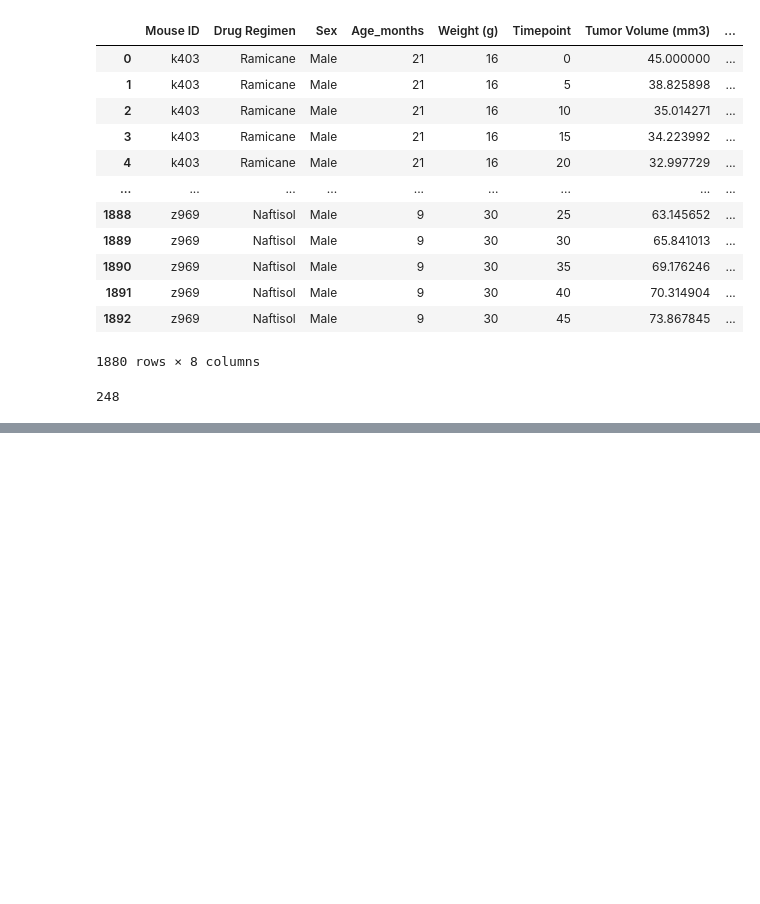
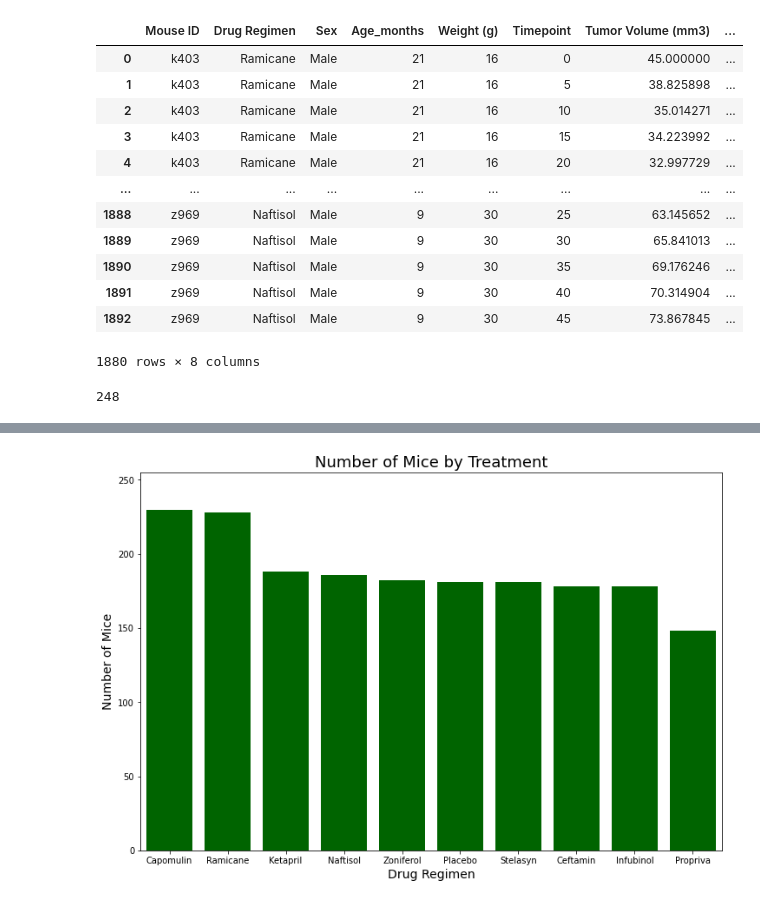
Before and after one commit to emilyneaville/matplotlib-challenge, a Jupyter notebook: pymaceuticals.ipynb, the cells around one changed output, grey strips where cells are left out. Cells and saved outputs as stored; diff of their text form; code cells hidden in the pictures; blank space fills up the shorter version.

```diff
--- a/pymaceuticals.ipynb
+++ b/pymaceuticals.ipynb
@@ -120,0 +122,24 @@ plt.show()
+# %%
+# Better looking barchart using PyPlot analyzing the number of Timeopints per Treatment
+
+# Establish the x-axis and figure
+fig1, ax1 = plt.subplots(figsize=(12,8))
+x_axis = np.arange(len(total_timepoints_df))
+tick_locations = [value for value in x_axis]
+plt.xticks(tick_locations, total_timepoints_df.index)
+
+# Create bar chart with df info
+plt.bar(x_axis, total_timepoints_df['Timepoint'],
+        color='darkgreen',
+        align='center')
+
+# Create limits, labels, and titles
+plt.title('Number of Mice by Treatment', fontsize=18)
+plt.xlabel('Drug Regimen', fontsize=14)
+plt.xlim(-0.5, len(x_axis)-0.5)
+plt.ylabel('Number of Mice', fontsize=14)
+plt.ylim(0, max(total_timepoints_df['Timepoint'])+25)
+
+plt.show()
+# %% [output]
+[figure, added]
```
Also changed, not shown: parts of 1 cell of this notebook.
